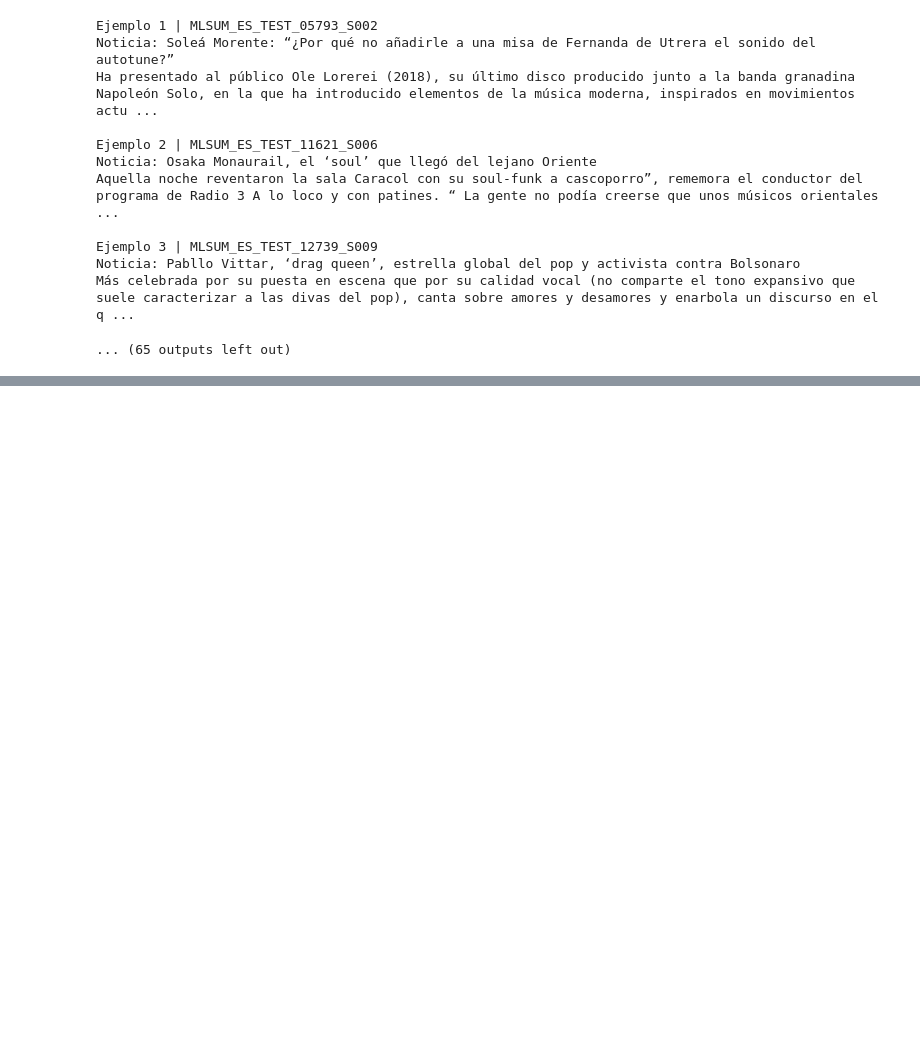
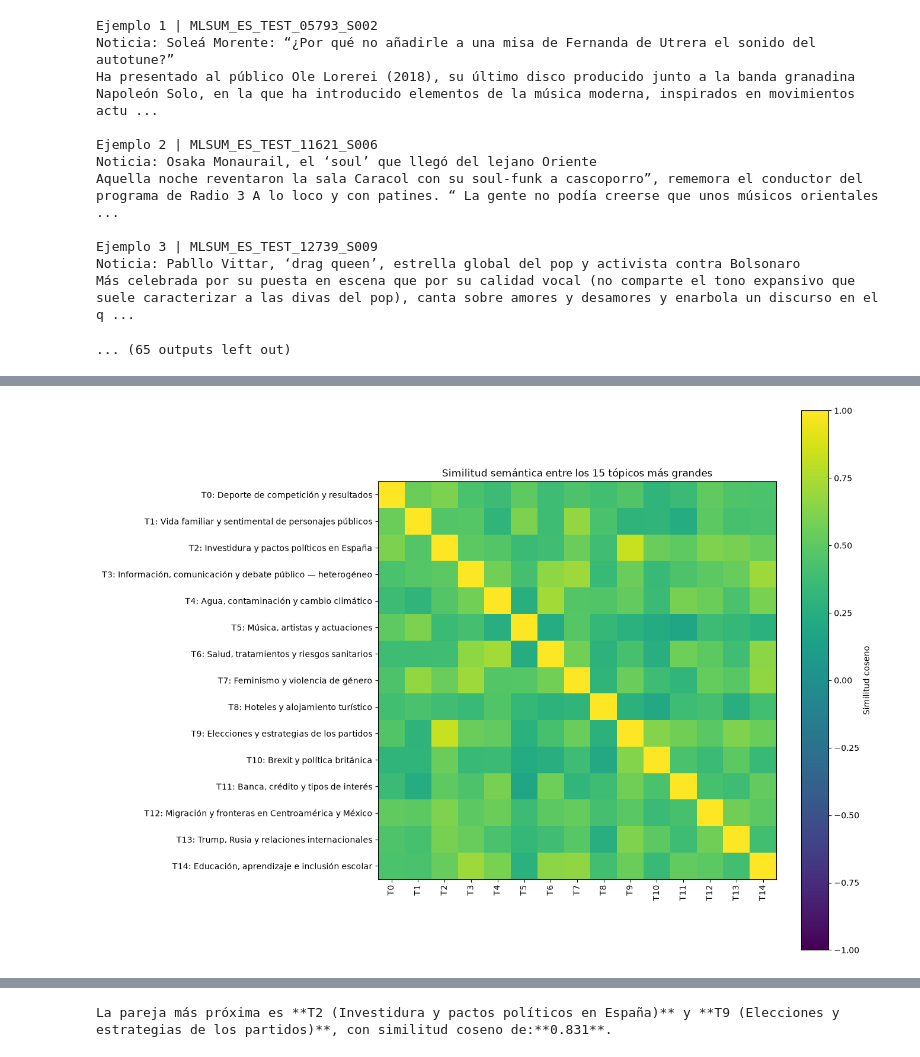
Before and after one commit to Peripera/Bertopic, a Jupyter notebook: bertopic_v1.ipynb, the cells around one changed output, grey strips where cells are left out. Saved outputs shown, nothing was run; the diff lists cells and outputs as text; code cells hidden in the pictures; blank space fills up the shorter version.

```diff
--- a/bertopic_v1.ipynb
+++ b/bertopic_v1.ipynb
@@ -1186,0 +1384,78 @@ Más celebrada por su puesta en escena que por su calidad vocal (no comparte el
+# %%
+topicos_mapa = (
+    tabla_topicos.loc[tabla_topicos["Topic"] != -1]
+    .nlargest(15, "Count")["Topic"]
+    .astype(int)
+    .tolist()
+)
+
+centroides = np.vstack([
+    embeddings[topicos_finales == topico].mean(axis=0)
+    for topico in topicos_mapa
+])
+
+similitudes = cosine_similarity(centroides)
+
+fig, ax = plt.subplots(figsize=(13, 10))
+
+imagen = ax.imshow(
+    similitudes,
+    cmap="viridis",
+    vmin=-1,
+    vmax=1
+)
+
+ax.set_xticks(range(len(topicos_mapa)))
+ax.set_yticks(range(len(topicos_mapa)))
+
+ax.set_xticklabels(
+    [f"T{t}" for t in topicos_mapa],
+    rotation=90
+)
+
+ax.set_yticklabels([
+    f"T{t}: {nombres_topicos[t]}"
+    for t in topicos_mapa
+])
+
+ax.set_title(
+    "Similitud semántica entre los 15 tópicos más grandes"
+)
+
+fig.colorbar(imagen, ax=ax, label="Similitud coseno")
+
+plt.tight_layout()
+plt.show()
+
+pares = []
+
+for i, topico_a in enumerate(topicos_mapa):
+    for j in range(i + 1, len(topicos_mapa)):
+        topico_b = topicos_mapa[j]
+
+        pares.append({
+            "Tópico A": topico_a,
+            "Nombre A": nombres_topicos[topico_a],
+            "Tópico B": topico_b,
+            "Nombre B": nombres_topicos[topico_b],
+            "Similitud": float(similitudes[i, j])
+        })
+
+pares_similares = (
+    pd.DataFrame(pares)
+    .sort_values("Similitud", ascending=False)
+    .reset_index(drop=True)
+)
+
+display(pares_similares.head(5).round(3))
+
+primero = pares_similares.iloc[0]
+
+print(
+    f"La pareja más próxima es **T{primero['Tópico A']} "
+    f"({primero['Nombre A']})** y **T{primero['Tópico B']} "
+    f"({primero['Nombre B']})**, con similitud coseno de:"
+    f"**{primero['Similitud']:.3f}**. "
+)
+# %% [output]
+[figure, added]
@@ -1186,0 +1468 @@ Más celebrada por su puesta en escena que por su calidad vocal (no comparte el
+La pareja más próxima es **T2 (Investidura y pactos políticos en España)** y **T9 (Elecciones y estrategias de los partidos)**, con similitud coseno de:**0.831**.
```
Also changed, not shown: parts of 8 cells of this notebook.
